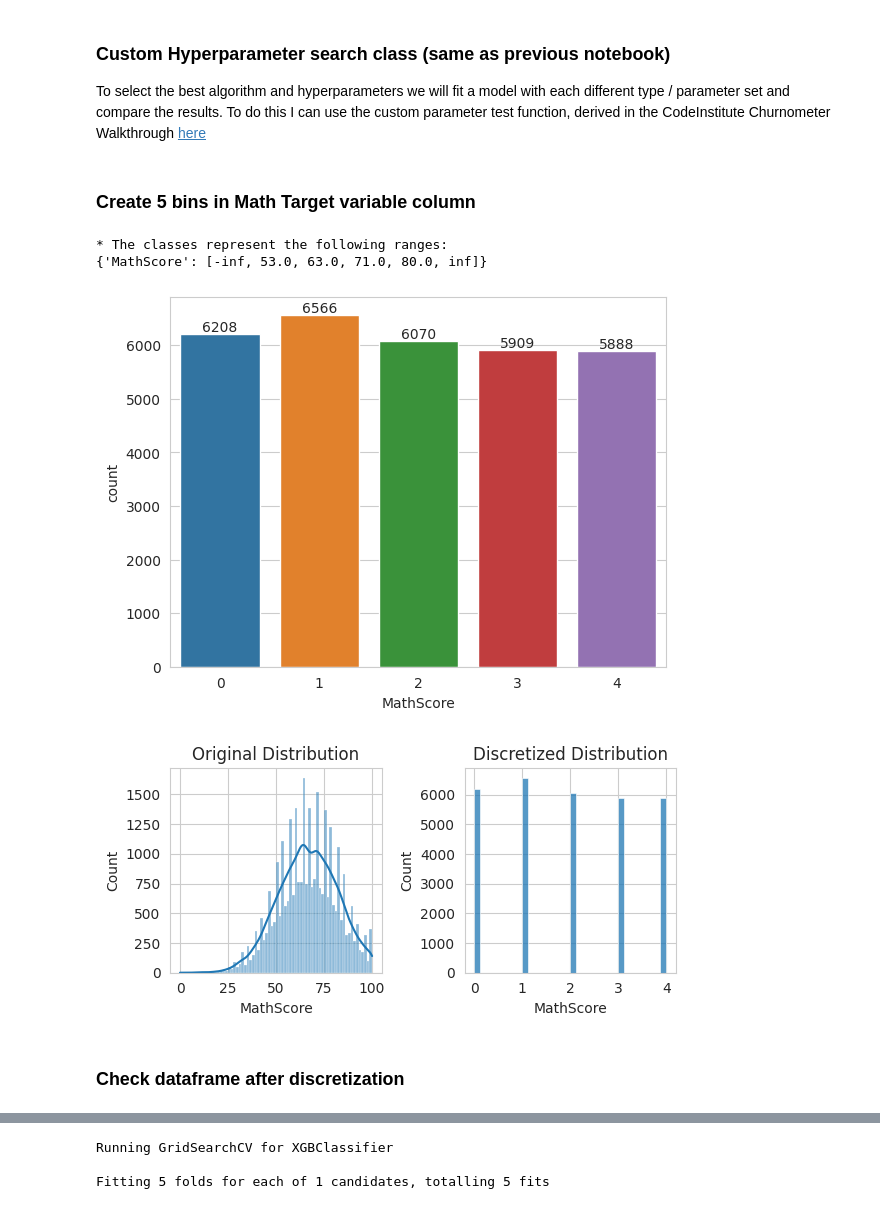
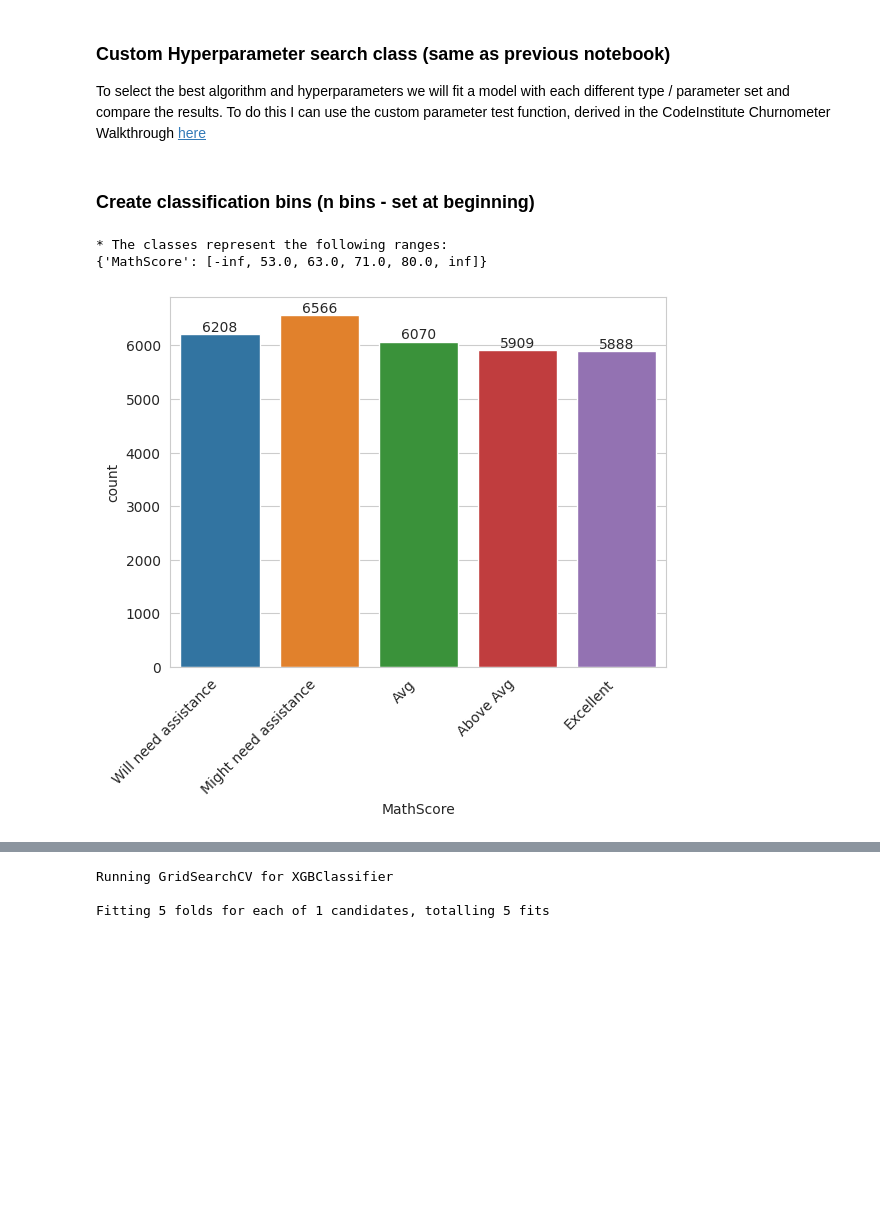
Before and after one commit to A-Hoenig/student-AI, a Jupyter notebook: jupyter_notebooks/NB_8a_math_model_class_5.ipynb, the cells around one changed output, grey strips where cells are left out. Drawn from its saved outputs; the diff is of its cells as text; code cells hidden in the pictures; blank space fills up the shorter version.

Commit message:
update NB8a and 8b to new model pipeline flow + spelling check

```diff
--- a/jupyter_notebooks/NB_8a_math_model_class_5.ipynb
+++ b/jupyter_notebooks/NB_8a_math_model_class_5.ipynb
@@ -120,0 +110,24 @@ df.head()
+# %%
+df = pd.read_csv(source)
+
+# Capture df.info()
+buffer = io.StringIO()
+df.info(buf=buffer)
+info_str = buffer.getvalue()
+
+# Convert df.describe() to HTML
+describe_str = df.describe().to_html()
+
+# Display df.info() and df.describe() side by side with titles
+display(HTML(f"""
+    <table>
+        <tr>
+            <th style="text-align:center">DataSet Summary</th>
+            <th style="text-align:center">DataSet Statistics (for Numerical Variables)</th>
+        </tr>
+        <tr>
+            <td><pre>{info_str}</pre></td>
+            <td>{describe_str}</td>
+        </tr>
+    </table>
+"""))
@@ -132,0 +185,3 @@ df_math.head()
+# %%
+df = df.filter(filters)
+df
@@ -250,36 +402,24 @@ class HyperparameterOptimizationSearch:
         columns = columns + [column for column in df.columns if column not in columns]
 
         return df[columns], self.grid_searches
-# %% [markdown]
-### Create 5 bins in Math Target variable column
+# %% [markdown]
+### Create classification bins (n bins - set at beginning)
 # %%
-df_transformed = EqualFrequencyDiscretiser(q=5, variables=['MathScore'])
-df_maths_bins = df_transformed.fit_transform(df_math)
+efd = EqualFrequencyDiscretiser(q=classes, variables=target_variable)
+df_discretized = efd.fit_transform(df)
+print(f"* The classes represent the following ranges: \n{efd.binner_dict_} \n")
 
-print(f"* The classes represent the following ranges: \n{df_transformed.binner_dict_} \n")
-fig_maths_bins = sns.countplot(data=df_maths_bins, x='MathScore')
-plt.bar_label(fig_maths_bins.containers[0])
+# Plotting
+fig_df_discretized = sns.countplot(data=df_discretized, x=target_variable)
+
+# Add custom labels to bars
+for container in fig_df_discretized.containers:
+    plt.bar_label(container, label_type='edge')
+
+plt.xticks(ticks=range(len(class_labels)), labels=class_labels, rotation=45, ha='right')
+
 plt.show()
 # %% [output]
 * The classes represent the following ranges:
 {'MathScore': [-inf, 53.0, 63.0, 71.0, 80.0, inf]}
-[figure, old version]
+[figure, new version]
-# %%
-plt.figure(figsize=(6, 3))
-
-# Original distribution
-plt.subplot(1, 2, 1)
-sns.histplot(df['MathScore'], bins='auto', kde=True)
-plt.title('Original Distribution')
-
-# Discretized distribution
-plt.subplot(1, 2, 2)
-sns.histplot(df_maths_bins['MathScore'], bins='auto', kde=False)
-plt.title('Discretized Distribution')
-
-plt.tight_layout()
-plt.show()
-# %% [output]
-[figure, removed]
-# %% [markdown]
-### Check dataframe after discretization
```
Also changed, not shown: parts of 68 cells of this notebook, 4 other files.
